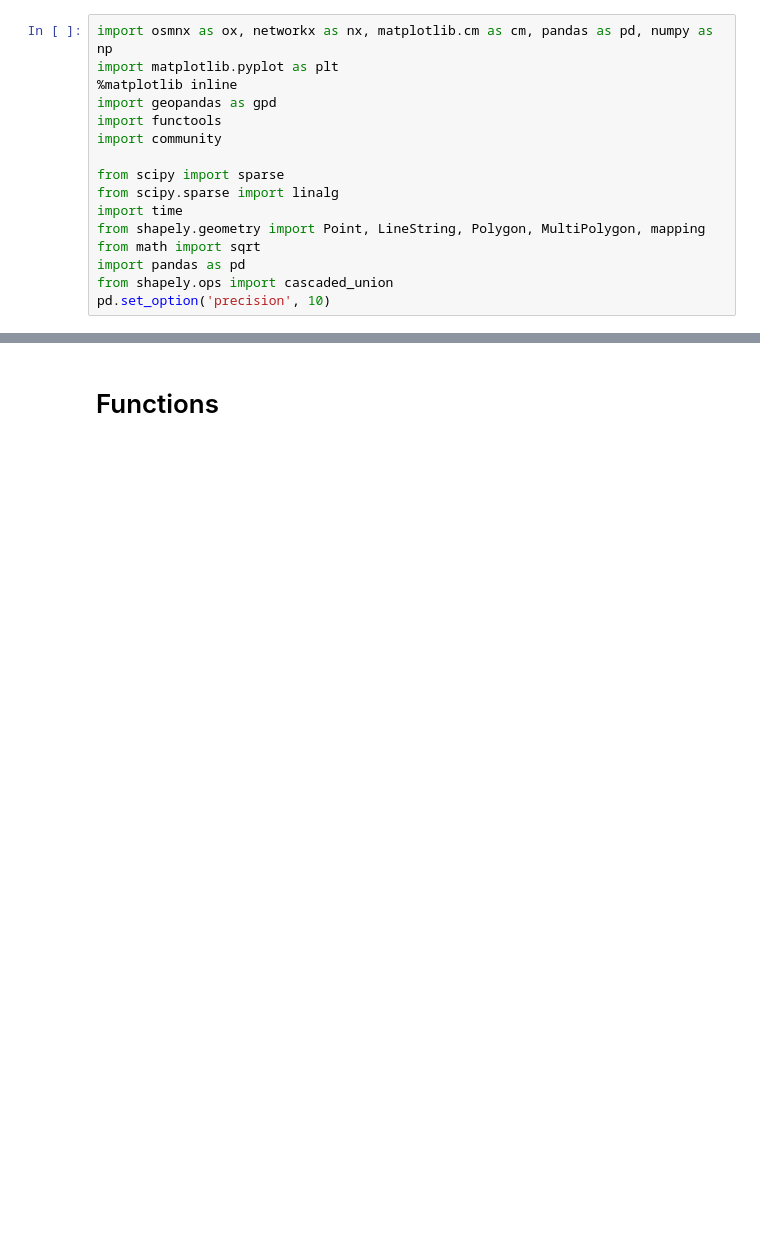
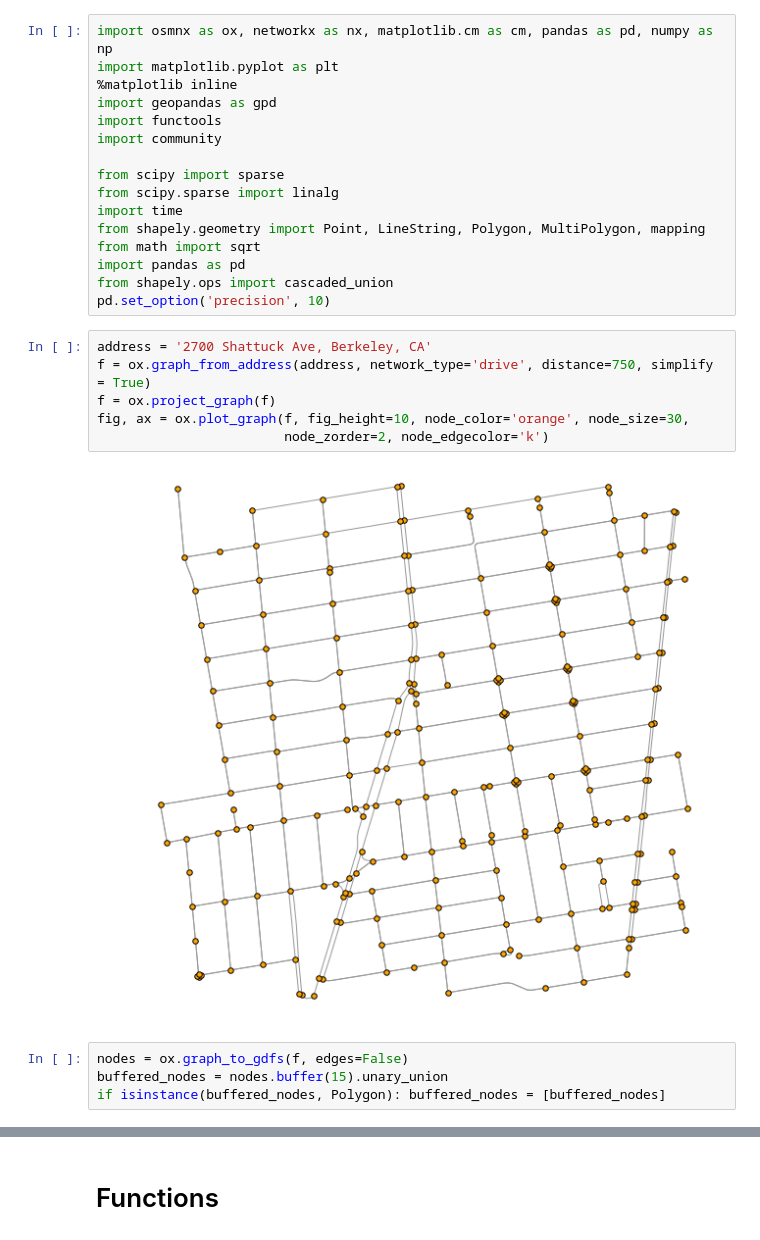
Before and after one commit to g-filomena/Computational-Image-of-the-City, a Jupyter notebook: Notebooks_tmp/Roundabouts.ipynb, the cells around one changed output, grey strips where cells are left out. Cells and saved outputs as stored; diff of their text form; blank space fills up the shorter version.

```diff
--- a/Notebooks_tmp/Roundabouts.ipynb
+++ b/Notebooks_tmp/Roundabouts.ipynb
@@ -14,3 +14,15 @@ from math import sqrt
 import pandas as pd
 from shapely.ops import cascaded_union
 pd.set_option('precision', 10)
+# %%
+address = '2700 Shattuck Ave, Berkeley, CA'
+f = ox.graph_from_address(address, network_type='drive', distance=750, simplify = True)
+f = ox.project_graph(f)
+fig, ax = ox.plot_graph(f, fig_height=10, node_color='orange', node_size=30,
+                        node_zorder=2, node_edgecolor='k')
+# %% [output]
+[figure, added]
+# %%
+nodes = ox.graph_to_gdfs(f, edges=False)
+buffered_nodes = nodes.buffer(15).unary_union
+if isinstance(buffered_nodes, Polygon): buffered_nodes = [buffered_nodes]
```
Also changed, not shown: parts of 15 cells of this notebook, 4 other files.
